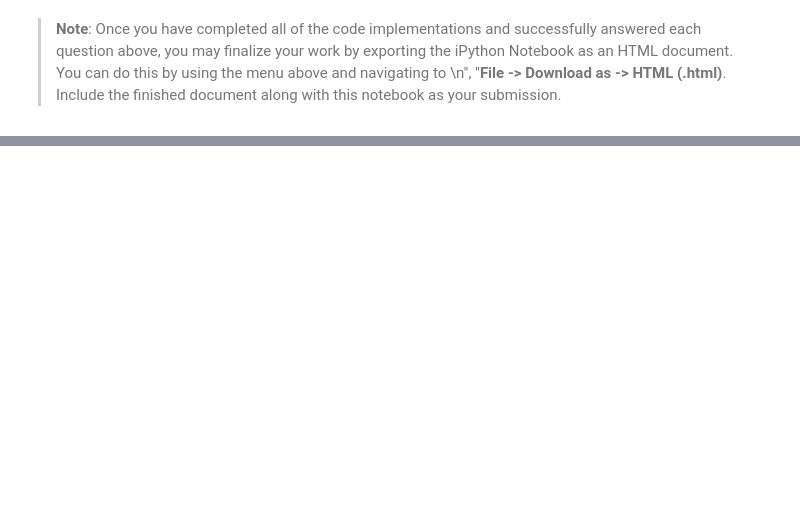
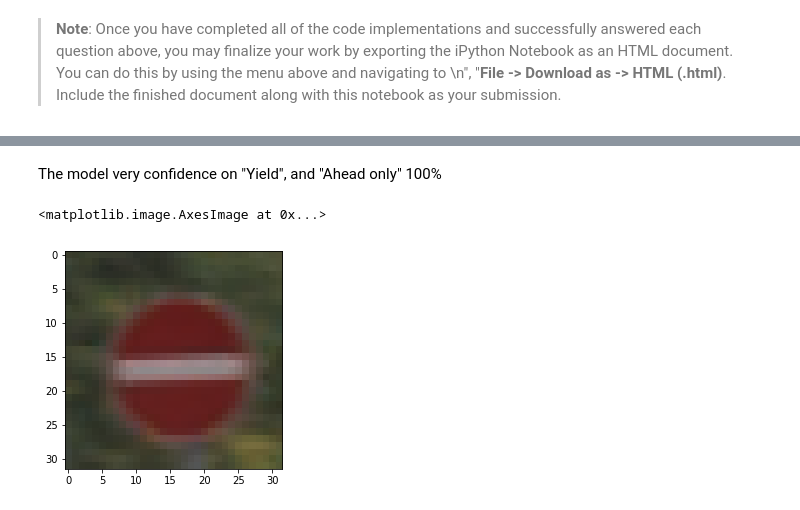
Before and after one commit to fallflame/CarND-Traffic-Sign-Classifier-Project, a Jupyter notebook: Traffic_Sign_Classifier.ipynb, the cells around one changed output, grey strips where cells are left out. Cells and saved outputs as stored; diff of their text form; code cells hidden in the pictures; blank space fills up the shorter version.

```diff
--- a/Traffic_Sign_Classifier.ipynb
+++ b/Traffic_Sign_Classifier.ipynb
@@ -513,0 +596,7 @@ TopKV2(values=array([[  9.92119908e-01,   7.43092457e-03,   4.36303817e-04],
+# %% [markdown]
+The model very confidence on "Yield", and "Ahead only" 100%
+# %%
+plt.imshow(test['features'][31])
+# %% [output]
+<matplotlib.image.AxesImage at 0x...>
+[figure, added]
```
Also changed, not shown: parts of 21 cells of this notebook, 5 other files.
